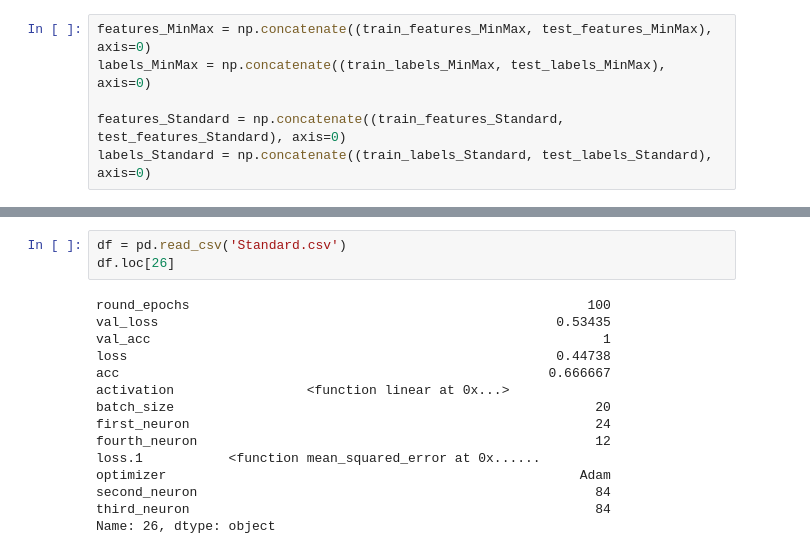
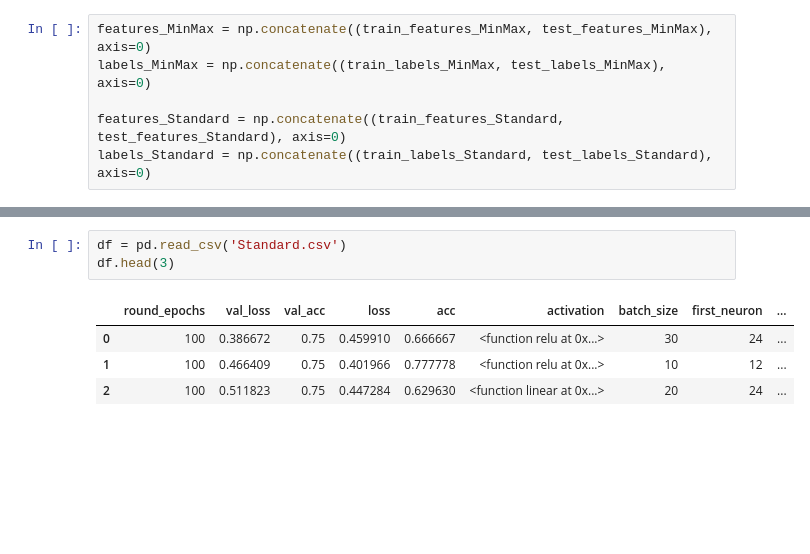
Before and after one commit to 55thSwiss/Kaggle, a Jupyter notebook: Talos with Keras/Genetic Alogrithm Repro_v2.ipynb, the cells around one changed output, grey strips where cells are left out. Cells and saved outputs as stored; diff of their text form; blank space fills up the shorter version.

```diff
--- a/Talos with Keras/Genetic Alogrithm Repro_v2.ipynb
+++ b/Talos with Keras/Genetic Alogrithm Repro_v2.ipynb
@@ -291,19 +298,9 @@ Epoch 100/100
 <keras.callbacks.History at 0x...>
 # %%
 df = pd.read_csv('Standard.csv')
-df.loc[26]
+df.head(3)
 # %% [output]
-round_epochs                                                   100
-val_loss                                                   0.53435
-val_acc                                                          1
-loss                                                       0.44738
-acc                                                       0.666667
-activation                 <function linear at 0x...>
-batch_size                                                      20
-first_neuron                                                    24
-fourth_neuron                                                   12
-loss.1           <function mean_squared_error at 0x......
-optimizer                                                     Adam
-second_neuron                                                   84
-third_neuron                                                    84
-Name: 26, dtype: object
+|  | round_epochs | val_loss | val_acc | loss | acc | activation | batch_size | first_neuron | ... |
+| 0 | 100 | 0.386672 | 0.75 | 0.459910 | 0.666667 | <function relu at 0x...> | 30 | 24 | ... |
+| 1 | 100 | 0.466409 | 0.75 | 0.401966 | 0.777778 | <function relu at 0x...> | 10 | 12 | ... |
+| 2 | 100 | 0.511823 | 0.75 | 0.447284 | 0.629630 | <function linear at 0x...> | 20 | 24 | ... |
```
Also changed, not shown: parts of 19 cells of this notebook.
